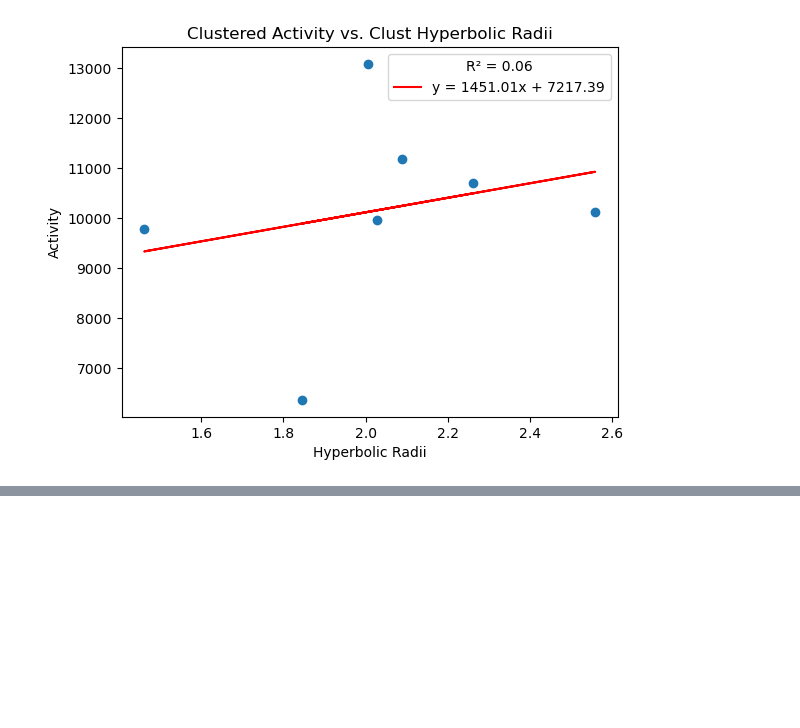
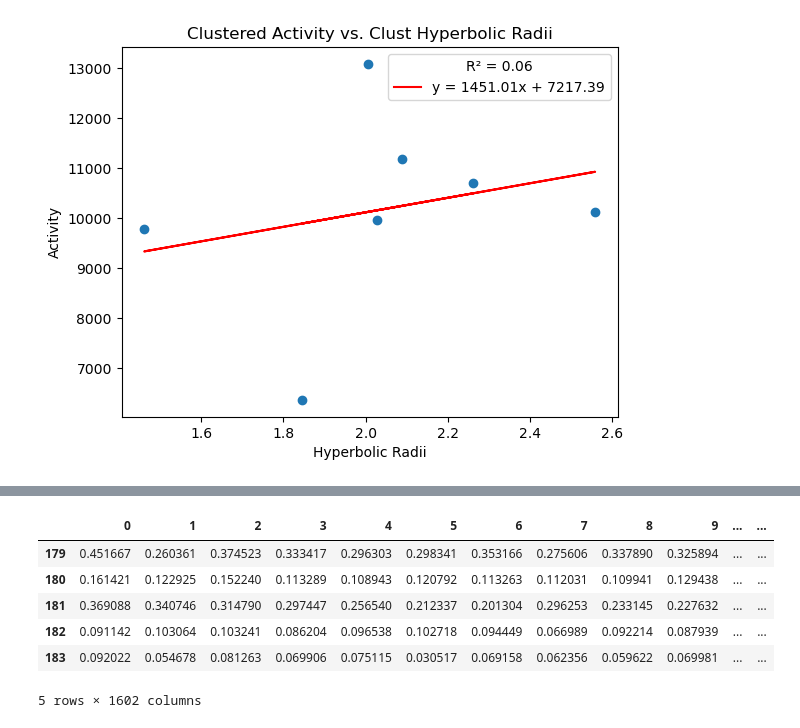
Before and after one commit to iulia-rusu/hyperbolic_sensory_stim, a Jupyter notebook: HMDS-example/radii_graphs.ipynb, the cells around one changed output, grey strips where cells are left out. Saved outputs shown, nothing was run; the diff lists cells and outputs as text; code cells hidden in the pictures; blank space fills up the shorter version.

```diff
--- a/HMDS-example/radii_graphs.ipynb
+++ b/HMDS-example/radii_graphs.ipynb
@@ -246,0 +331,21 @@ plt.legend(title=f'R² = {r_squared:.2f}')
+# %%
+ON_0 = ON[ON['worm_id'] == 0]
+OFF_0 = OFF[OFF['worm_id'] == 0]
+
+ON_1 = ON[ON['worm_id'] == 1]
+OFF_1 = OFF[OFF['worm_id'] == 1]
+
+ON_2 = ON[ON['worm_id'] == 2]
+OFF_2 = OFF[OFF['worm_id'] == 2]
+
+ON_3 = ON[ON['worm_id'] == 3]
+OFF_3 = OFF[OFF['worm_id'] == 3]
+
+ON_4 = ON[ON['worm_id'] == 4]
+OFF_4 = OFF[OFF['worm_id'] == 4]
+
+ON_5 = ON[ON['worm_id'] == 5]
+OFF_5 = OFF[OFF['worm_id'] == 5]
+
+ON_6 = ON[ON['worm_id'] == 6]
+OFF_6 = OFF[OFF['worm_id'] == 6]
@@ -246,0 +402,13 @@ plt.legend(title=f'R² = {r_squared:.2f}')
+# %%
+#concatenate all cell types
+w_0 = np.concatenate((ON_0, OFF_0, AVA_0, RME_0, SMDV_0, SMDD_0), axis=0)
+w_1 = np.concatenate((ON_1, OFF_1, AVA_1, RME_1, SMDV_1, SMDD_1), axis=0)
+w_2 = np.concatenate((ON_2, OFF_2, AVA_2, RME_2, SMDV_2, SMDD_2), axis=0)
+w_3 = np.concatenate((ON_3, OFF_3, AVA_3, RME_3, SMDV_3, SMDD_3), axis=0)
+w_4 = np.concatenate((ON_4, OFF_4, AVA_4, RME_4, SMDV_4, SMDD_4), axis=0)
+w_5 = np.concatenate((ON_5, OFF_5, AVA_5, RME_5, SMDV_5, SMDD_5), axis=0)
+w_6 = np.concatenate((ON_6, OFF_6, AVA_6, RME_6, SMDV_6, SMDD_6), axis=0)
+# %%
+#concatenate ws
+all_ws_clustered = np.concatenate((w_0, w_1, w_2, w_3, w_4, w_5, w_6), axis=0)
+all_ws_clustered = pd.DataFrame(all_ws_clustered)
@@ -246,0 +424,10 @@ plt.legend(title=f'R² = {r_squared:.2f}')
+# %%
+all_ws_clustered.tail()
+# %% [output]
+|  | 0 | 1 | 2 | 3 | 4 | 5 | 6 | 7 | 8 | 9 | ... | ... |
+| 179 | 0.451667 | 0.260361 | 0.374523 | 0.333417 | 0.296303 | 0.298341 | 0.353166 | 0.275606 | 0.337890 | 0.325894 | ... | ... |
+| 180 | 0.161421 | 0.122925 | 0.152240 | 0.113289 | 0.108943 | 0.120792 | 0.113263 | 0.112031 | 0.109941 | 0.129438 | ... | ... |
+| 181 | 0.369088 | 0.340746 | 0.314790 | 0.297447 | 0.256540 | 0.212337 | 0.201304 | 0.296253 | 0.233145 | 0.227632 | ... | ... |
+| 182 | 0.091142 | 0.103064 | 0.103241 | 0.086204 | 0.096538 | 0.102718 | 0.094449 | 0.066989 | 0.092214 | 0.087939 | ... | ... |
+| 183 | 0.092022 | 0.054678 | 0.081263 | 0.069906 | 0.075115 | 0.030517 | 0.069158 | 0.062356 | 0.059622 | 0.069981 | ... | ... |
+5 rows × 1602 columns
```
Also changed, not shown: parts of 12 cells of this notebook, 2 other files.
